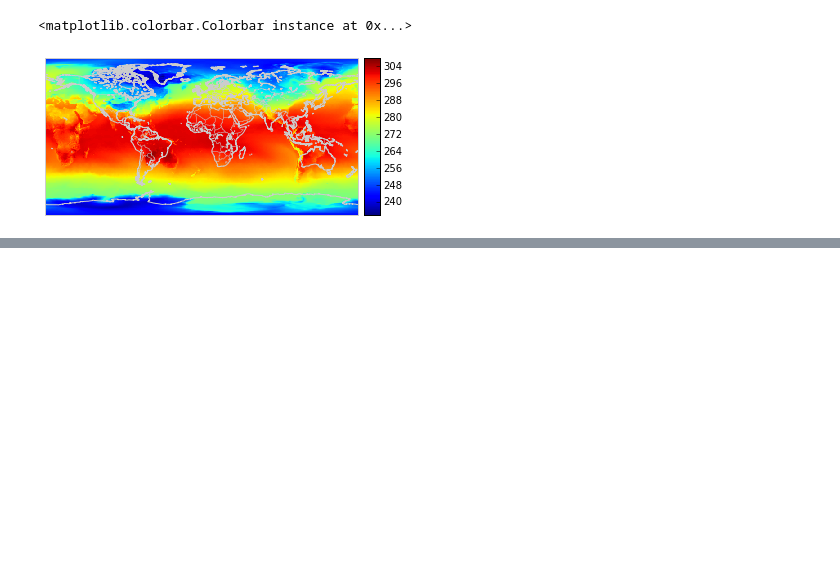
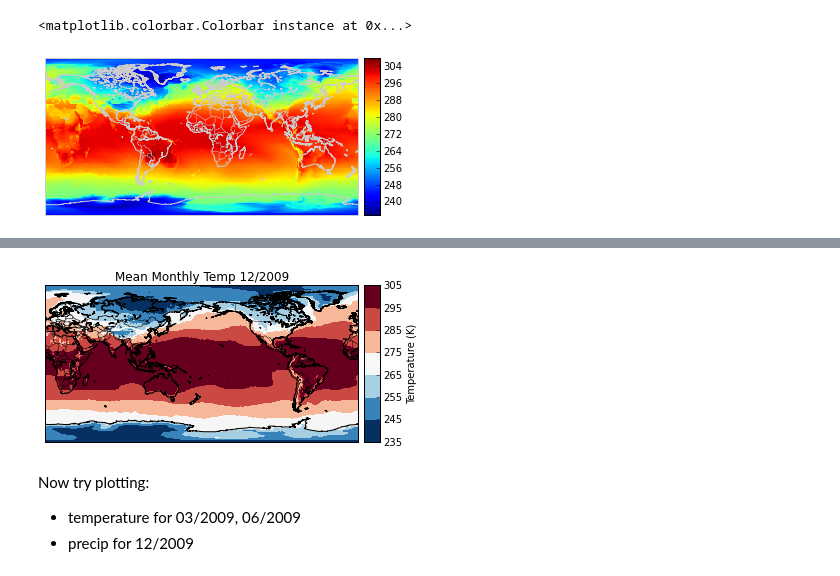
Before and after one commit to story645/EAS213, a Jupyter notebook: july21.ipynb, the cells around one changed output, grey strips where cells are left out. Saved outputs shown, nothing was run; the diff lists cells and outputs as text; code cells hidden in the pictures; blank space fills up the shorter version.

```diff
--- a/july21.ipynb
+++ b/july21.ipynb
@@ -337,0 +397,28 @@ m.colorbar(im, ax=ax)
+# %%
+#Now lets make the colors less painful
+import matplotlib.cm as mcm
+import matplotlib.colors as mcolors
+
+fig = plt.figure()
+ax = fig.add_subplot(1,1,1)
+ax.set_title("Mean Monthly Temp 12/2009")
+m = Basemap(projection='cyl', ax=ax, resolution = 'l',
+            llcrnrlat=-90,urcrnrlat=90, llcrnrlon=0,urcrnrlon=360)
+
+border_color = 'black'
+m.drawcoastlines(color=border_color)
+m.drawcountries(color=border_color)
+m.drawmapboundary(color=border_color)
+
+cmap = mcm.RdBu_r
+#data ranges from 233.747 307.738
+norm = mcolors.BoundaryNorm(np.arange(235,310,10), cmap.N)
+im = m.imshow(data, interpolation='nearest', cmap=cmap, norm=norm)
+cb = m.colorbar(im, ax=ax)
+cb.set_label("Temperature (K)")
+# %% [output]
+[figure, added]
+# %% [markdown]
+Now try plotting:
+* temperature for 03/2009, 06/2009
+* precip for 12/2009
```
Also changed, not shown: parts of 10 cells of this notebook.
